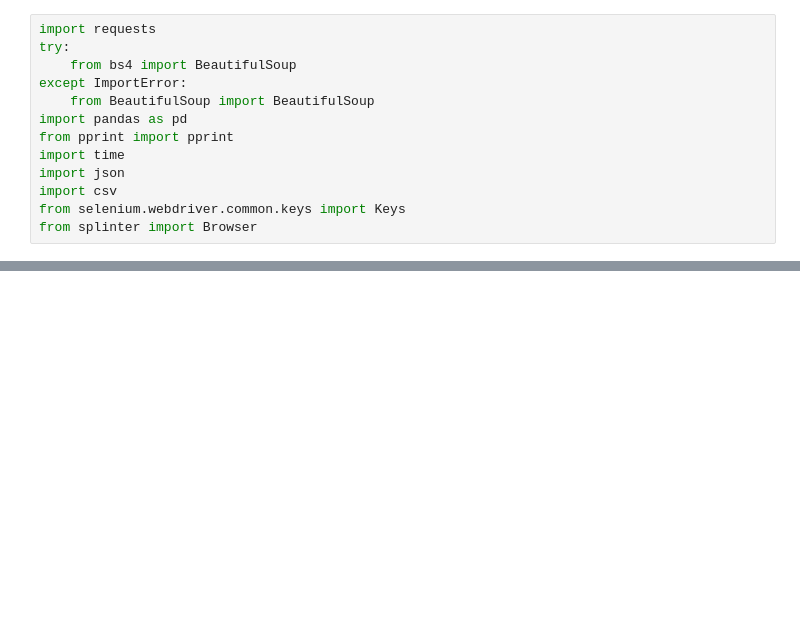
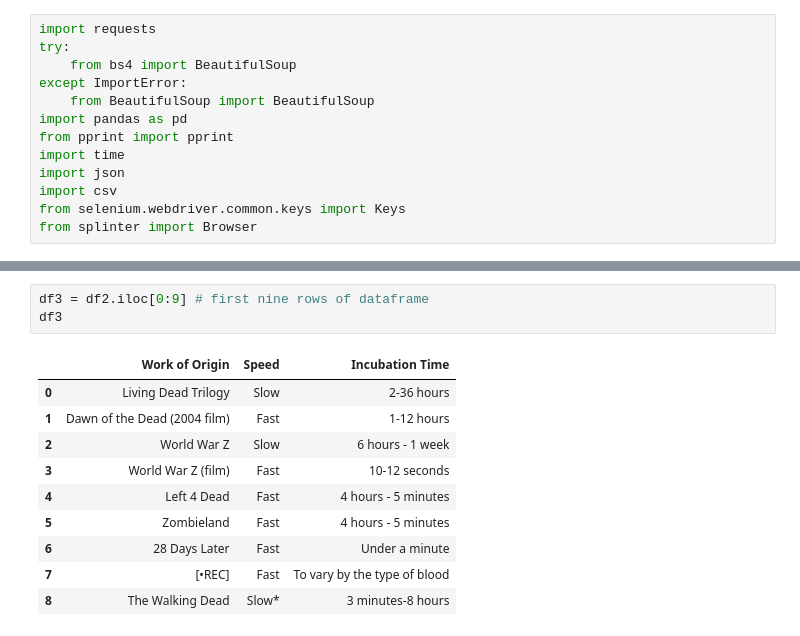
Before and after one commit to SSMDFW/FinalProject, a Jupyter notebook: Data/FandomZombieScrape.ipynb, the cells around one changed output, grey strips where cells are left out. Cells and saved outputs as stored; diff of their text form; blank space fills up the shorter version.

```diff
--- a/Data/FandomZombieScrape.ipynb
+++ b/Data/FandomZombieScrape.ipynb
@@ -66,0 +85,14 @@ NameError: name 'df' is not defined
+# %%
+df3 = df2.iloc[0:9] # first nine rows of dataframe
+df3
+# %% [output]
+|  | Work of Origin | Speed | Incubation Time |
+| 0 | Living Dead Trilogy | Slow | 2-36 hours |
+| 1 | Dawn of the Dead (2004 film) | Fast | 1-12 hours |
+| 2 | World War Z | Slow | 6 hours - 1 week |
+| 3 | World War Z (film) | Fast | 10-12 seconds |
+| 4 | Left 4 Dead | Fast | 4 hours - 5 minutes |
+| 5 | Zombieland | Fast | 4 hours - 5 minutes |
+| 6 | 28 Days Later | Fast | Under a minute |
+| 7 | [•REC] | Fast | To vary by the type of blood |
+| 8 | The Walking Dead | Slow* | 3 minutes-8 hours |
```
Also changed, not shown: parts of 8 cells of this notebook.
